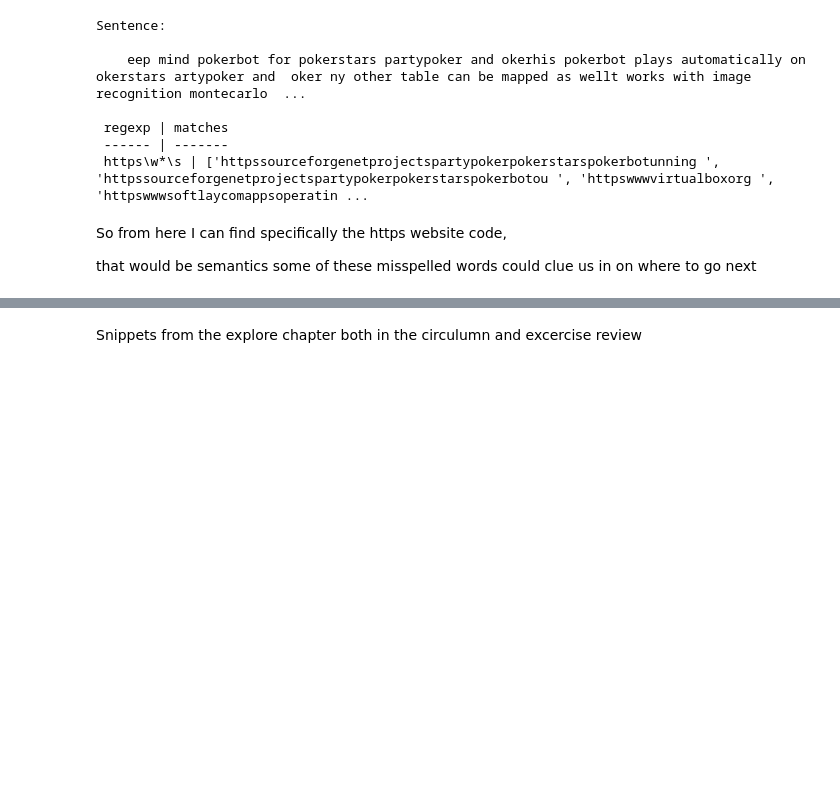
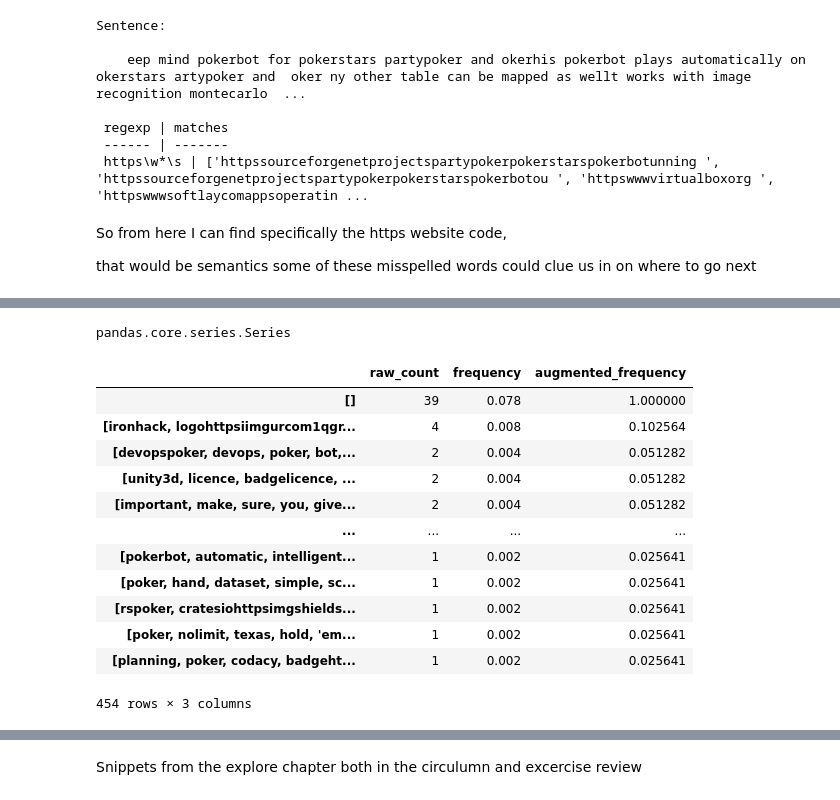
Before and after one commit to Lindsey-Melkozerov-Mitchell/project_repo, a Jupyter notebook: Vfolder/scratch.ipynb, the cells around one changed output, grey strips where cells are left out. Cells and saved outputs as stored; diff of their text form; code cells hidden in the pictures; blank space fills up the shorter version.

```diff
--- a/Vfolder/scratch.ipynb
+++ b/Vfolder/scratch.ipynb
@@ -175,0 +427,2 @@ that would be semantics some of these misspelled words could clue us in on where
+# %%
+ee = new_frame.lemmed_content.apply(lambda r: r.split())
@@ -175,0 +449,22 @@ that would be semantics some of these misspelled words could clue us in on where
+# %%
+type(ee)
+# %% [output]
+pandas.core.series.Series
+# %%
+(pd.DataFrame({'raw_count': ee.value_counts()})
+ .assign(frequency=lambda df: df.raw_count / df.raw_count.sum())
+ .assign(augmented_frequency=lambda df: df.frequency / df.frequency.max()))
+# %% [output]
+|  | raw_count | frequency | augmented_frequency |
+| [] | 39 | 0.078 | 1.000000 |
+| [ironhack, logohttpsiimgurcom1qgr... | 4 | 0.008 | 0.102564 |
+| [devopspoker, devops, poker, bot,... | 2 | 0.004 | 0.051282 |
+| [unity3d, licence, badgelicence, ... | 2 | 0.004 | 0.051282 |
+| [important, make, sure, you, give... | 2 | 0.004 | 0.051282 |
+| ... | ... | ... | ... |
+| [pokerbot, automatic, intelligent... | 1 | 0.002 | 0.025641 |
+| [poker, hand, dataset, simple, sc... | 1 | 0.002 | 0.025641 |
+| [rspoker, cratesiohttpsimgshields... | 1 | 0.002 | 0.025641 |
+| [poker, nolimit, texas, hold, 'em... | 1 | 0.002 | 0.025641 |
+| [planning, poker, codacy, badgeht... | 1 | 0.002 | 0.025641 |
+454 rows × 3 columns
```
Also changed, not shown: parts of 41 cells of this notebook, 2 other files.
